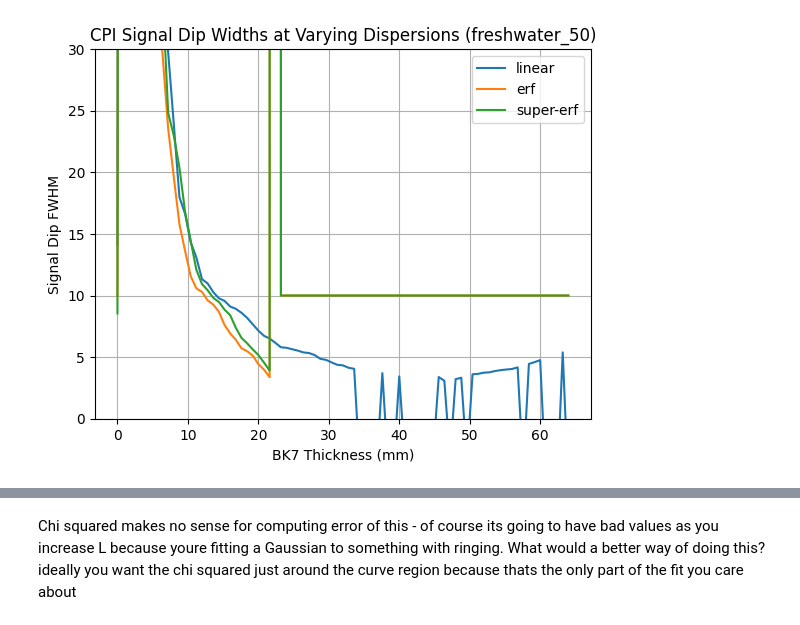
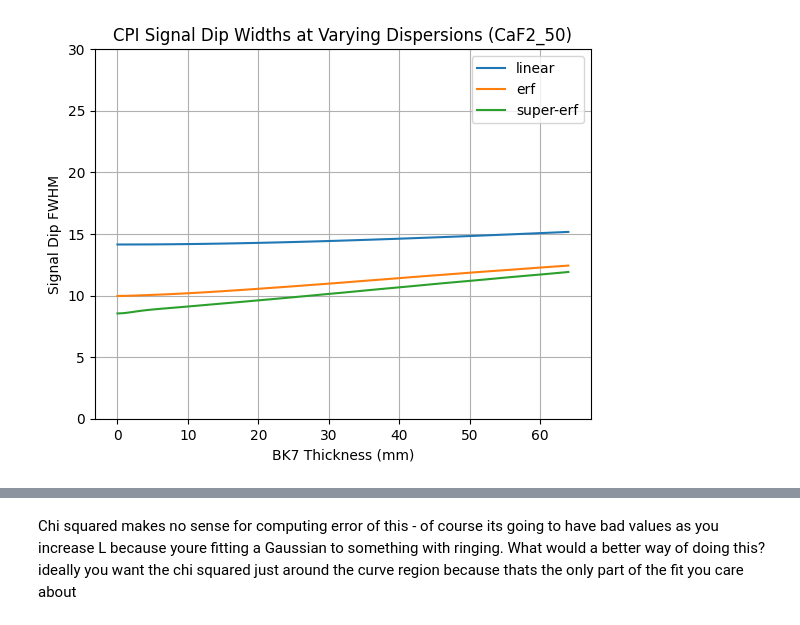
Before and after one commit to unaa-r/CPI_Project, a Jupyter notebook: dips_processing.ipynb, the cells around one changed output, grey strips where cells are left out. Drawn from its saved outputs; the diff is of its cells as text; code cells hidden in the pictures.

```diff
--- a/dips_processing.ipynb
+++ b/dips_processing.ipynb
@@ -15,7 +15,7 @@ linear_chi2 = []
 erf_chi2 = []
 super_erf_chi2 = []
 
-folder_name = "freshwater_50"
+folder_name = "CaF2_50"
 tau_range = 50
 
 # --- Initial guesses ---
@@ -90,34 +90,34 @@ for L in Lvals:
     linear_chi2.append(chisq(lin_result.x, taus, lin_norm))
     erf_chi2.append(chisq(erf_result.x, taus, erf_norm))
     super_erf_chi2.append(chisq(superf_result.x, taus, superf_norm))
     '''
     linear_chi2.append(lin_result.cost)
     erf_chi2.append(erf_result.cost)
     super_erf_chi2.append(superf_result.cost)
 
 
     linear_dip_widths.append(lin_result.x[3])
     erf_dip_widths.append(erf_result.x[3])
     super_erf_dip_widths.append(superf_result.x[3])
 '''
 print(linear_dip_widths[0])
 print(erf_dip_widths[0])
 print(super_erf_dip_widths[0])
 '''
 #np.savetxt(f"./linear_dip_widths.txt", linear_dip_widths, )
 plt.plot(Lvals, linear_dip_widths, label = "linear")
 plt.plot(Lvals, erf_dip_widths, label = "erf")
 plt.plot(Lvals, super_erf_dip_widths, label = "super-erf")
 plt.xlabel("BK7 Thickness (mm)")
 plt.ylabel("Signal Dip FWHM")
 plt.legend()
 plt.grid()
 plt.title(f'CPI Signal Dip Widths at Varying Dispersions ({folder_name})')
 plt.gca().xaxis.set_major_formatter(ticker.FuncFormatter(lambda x, _: f"{x/1000:.0f}"))
 
 plt.ylim(0, 30);
 # %% [output]
-[figure, old version]
+[figure, new version]
 # %%
 plt.plot(Lvals, linear_chi2, label = "linear")
 plt.plot(Lvals, erf_chi2, label = "erf")
```
Also changed, not shown: parts of 5 cells of this notebook, 8 other files.
